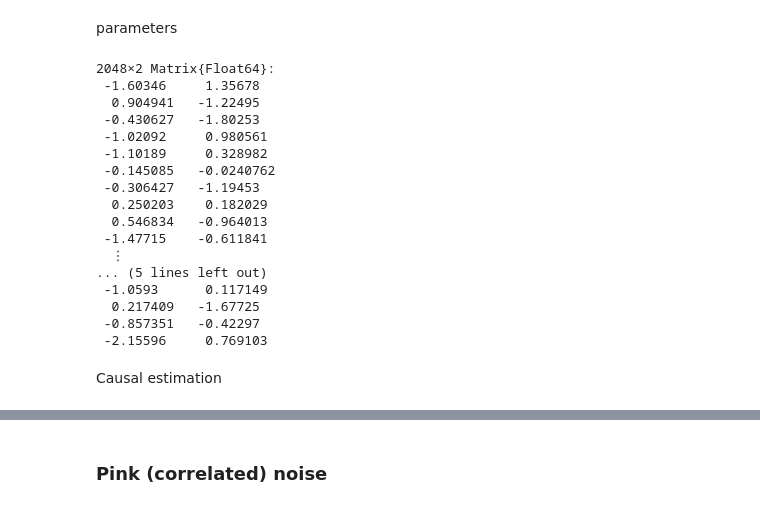
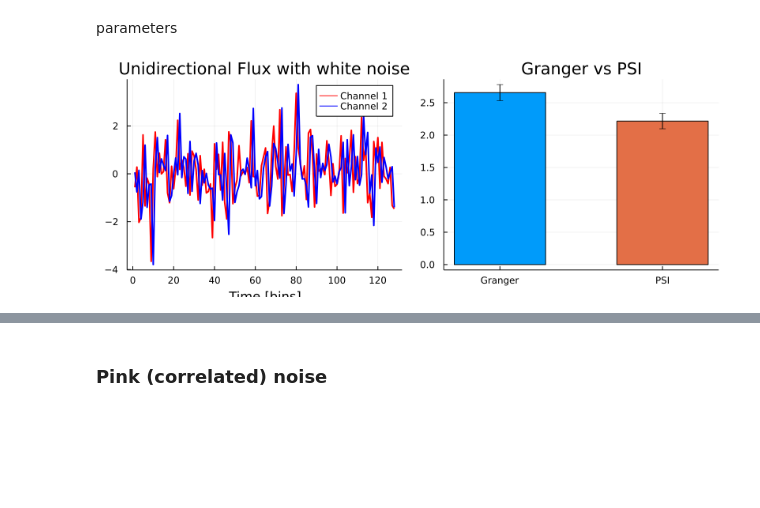
Before and after one commit to ssnio/TimeSeriesCausality.jl, a Jupyter notebook: dev/generated/benchmark.ipynb, the cells around one changed output, grey strips where cells are left out. Saved outputs shown, nothing was run; the diff lists cells and outputs as text; code cells hidden in the pictures; blank space fills up the shorter version.

```diff
--- a/dev/generated/benchmark.ipynb
+++ b/dev/generated/benchmark.ipynb
@@ -24,37 +24,41 @@ using FFTW
 # %% [markdown]
 parameters
 # %%
-order = 2
-n_samples = 16*128  # number of data points per channel
-segment_length = 64
+order = 1
+n_samples = 1024  # number of data points per channel
+segment_length = 128
 epoch_length = 128
-noise_scale = 0.5
+noise_scale = 0.25
 plot_slice=128
 
 # data generation
 rand_data = randn(Float64, (n_samples + order))
 signal = zeros(Float64, (n_samples, 2))
 white_noise = noise_scale * randn(n_samples, 2)
 signal[:, 1] = rand_data[order+1:end]
 signal[:, 2] = rand_data[1:n_samples]
 signal += white_noise
+
+# Causal estimation
+psi, psi_std = psi_est(signal, segment_length; method="jackknife", eplen=epoch_length)
+granger_idx, err_std = granger_est(signal, segment_length; method="jackknife")
+
+p1 = plot(
+    1:plot_slice,
+    signal[1:plot_slice, :];
+    title="Unidirectional Flux with white noise",
+    label=["Channel 1" "Channel 2"],
+    linecolor=["red" "blue"],
+    xlabel="Time [bins]",
+    lw = 2,
+);
+p2 = bar(
+    ["Granger" "PSI"],
+    [psi[1, 2] granger_idx];
+    title="Granger vs PSI",
+    yerror=[psi_std[1, 2] err_std],
+    legend=false
+);
+plot(p1, p2; layout=(1, 2), size=(800, 300))
 # %% [output]
-2048×2 Matrix{Float64}:
- -1.60346     1.35678
-  0.904941   -1.22495
- -0.430627   -1.80253
- -1.02092     0.980561
- -1.10189     0.328982
- -0.145085   -0.0240762
- -0.306427   -1.19453
-  0.250203    0.182029
-  0.546834   -0.964013
- -1.47715    -0.611841
-  ⋮
-... (5 lines left out)
- -1.0593      0.117149
-  0.217409   -1.67725
- -0.857351   -0.42297
- -2.15596     0.769103
+[figure, added]
-# %% [markdown]
-Causal estimation
```
Also changed, not shown: parts of 4 cells of this notebook, 9 other files.
